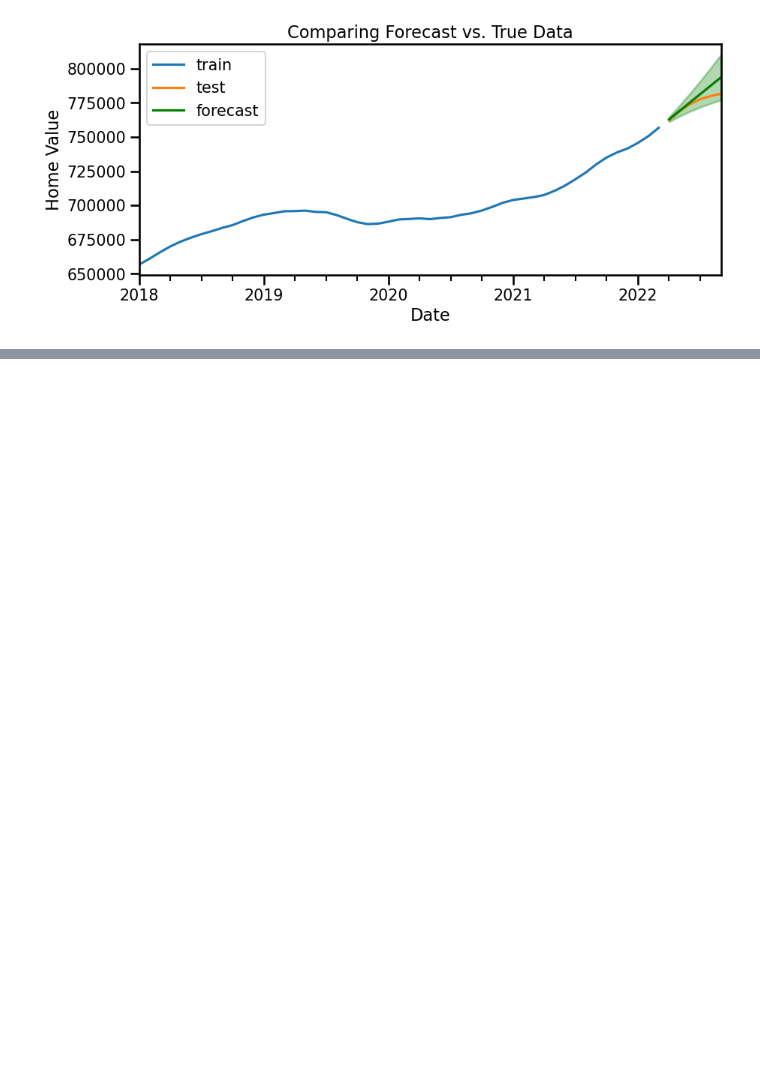
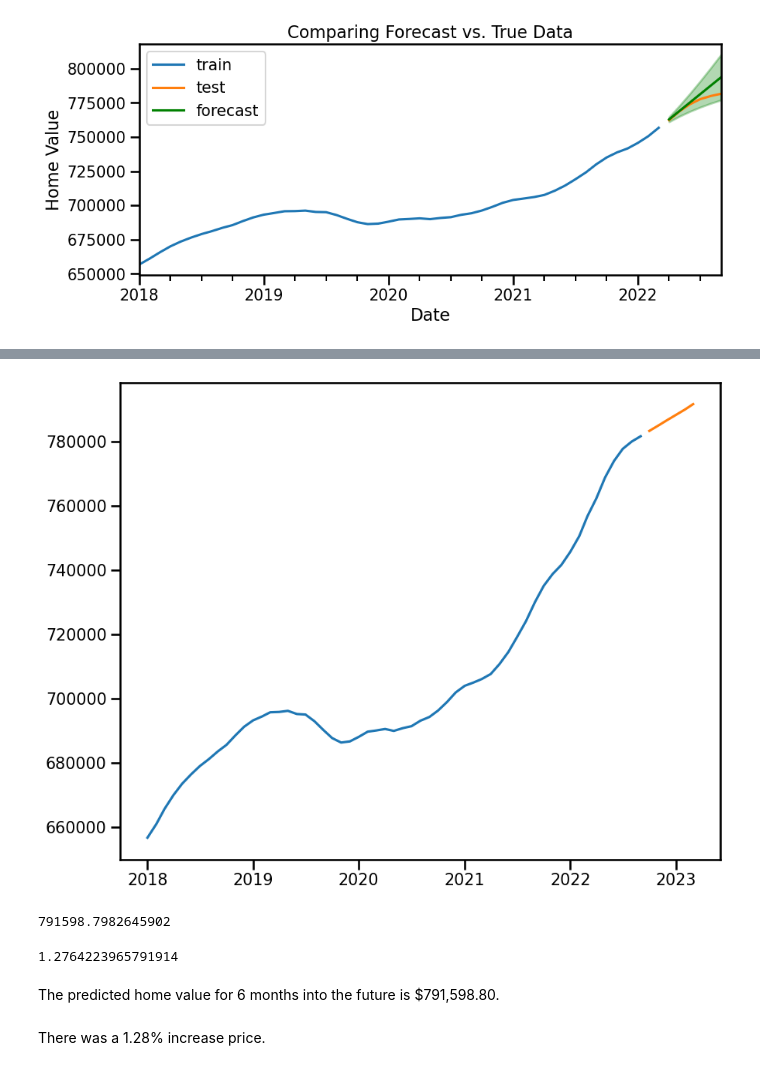
Before and after one commit to LoveidaLucero/Time-Series-Forecasting, a Jupyter notebook: GridSearch SARIMA Models.ipynb, the cells around one changed output, grey strips where cells are left out. Cells and saved outputs as stored; diff of their text form; code cells hidden in the pictures; blank space fills up the shorter version.

```diff
--- a/GridSearch SARIMA Models.ipynb
+++ b/GridSearch SARIMA Models.ipynb
@@ -688,0 +708,8 @@ Regression Metrics:
+# %%
+# Orders for non seasonal components
+p = 1 # nonseasonal AR
+d = 2  # nonseasonal differencing
+q = 0 # nonseasonal MA
+
+# fit to entire data
+final_model = tsa.ARIMA(ts, order = (p,d,q)).fit()
@@ -688,0 +736,28 @@ Regression Metrics:
+# %%
+# define forecast with 6 steps forward
+forecast_df = final_model.get_forecast(steps=6).summary_frame() # collabed during office hours
+# plot data plus forcast
+plt.plot(ts)
+plt.plot(forecast_df['mean']);
+# %% [output]
+[figure, added]
+# %%
+# define forecast end value
+max_pred = forecast_df['mean'].iloc[-1]
+max_pred
+# %% [output]
+791598.7982645902
+# %%
+# define end value for actual data
+max_true = ts.iloc[-1]
+# define difference between end forecast and end true
+diff = max_pred - max_true
+# define percentage change
+percent_diff = (diff/max_true)*100
+percent_diff
+# %% [output]
+1.2764223965791914
+# %% [markdown]
+The predicted home value for 6 months into the future is $791,598.80.
+# %% [markdown]
+There was a 1.28% increase price.
```
Also changed, not shown: parts of 9 cells of this notebook.
